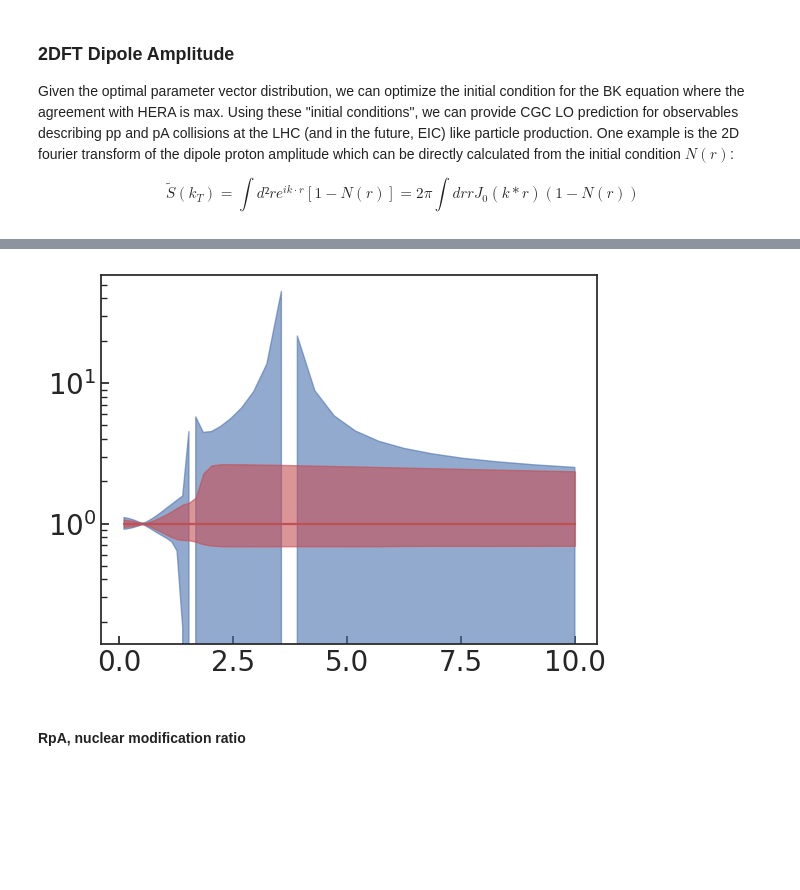
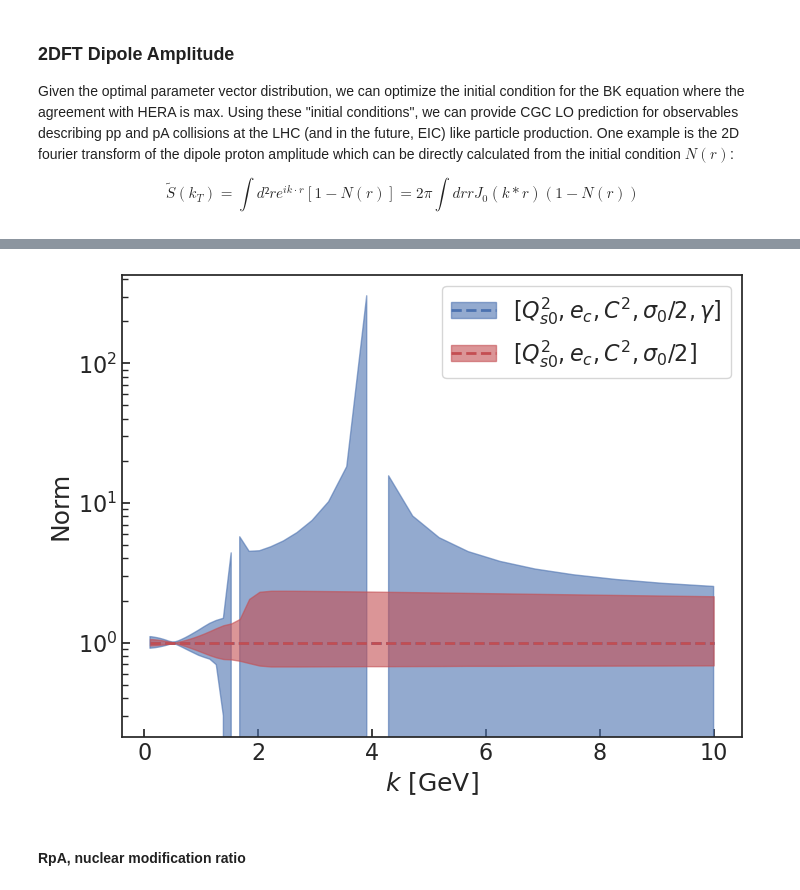
Before and after one commit to camcasuga/BayesianBK_results, a Jupyter notebook: analysis.ipynb, the cells around one changed output, grey strips where cells are left out. Saved outputs shown, nothing was run; the diff lists cells and outputs as text; code cells hidden in the pictures; blank space fills up the shorter version.

```diff
--- a/analysis.ipynb
+++ b/analysis.ipynb
@@ -399,16 +378,7 @@ fig.savefig("plots/{}_sp.pdf".format(correlated_str), bbox_inches='tight')
-# %%
-sp_norm = sp[0]/sp[0]
-sp_norm_usd = sp_usd/sp[0]
-sp_norm_dsd = sp_dsd/sp[0]
-
-sp_comp_norm = sp_comp[0]/sp_comp[0]
-sp_comp_norm_usd = sp_comp_usd/sp_comp[0]
-sp_comp_norm_dsd = sp_comp_dsd/sp_comp[0]
-
-plt.plot(k, sp_norm, color = "b")
-plt.fill_between(k, sp_norm_usd, sp_norm_dsd, alpha = 0.6, color = "b")
-plt.plot(k, sp_comp_norm, color = "r")
-plt.fill_between(k, sp_comp_norm_usd, sp_comp_norm_dsd, alpha = 0.6, color = "r")
-plt.yscale("log")
-# %% [output]
-[figure, removed]
+# %%
+sp_norm = sp/sp[0]
+sp_comp_norm = sp_comp/sp_comp[0]
+fig, ax = plt.subplots(1,1, figsize = (8,6))
+fig, ax = plot_pred_mve_vs_mv5(fig, ax, sp_comp_norm, sp_norm, k, 'Norm', "$k$ [GeV]", legend_loc = "upper right", ylogscale = True)
+# %% [output]
+[figure, added]
```
Also changed, not shown: parts of 28 cells of this notebook, 7 other files.
